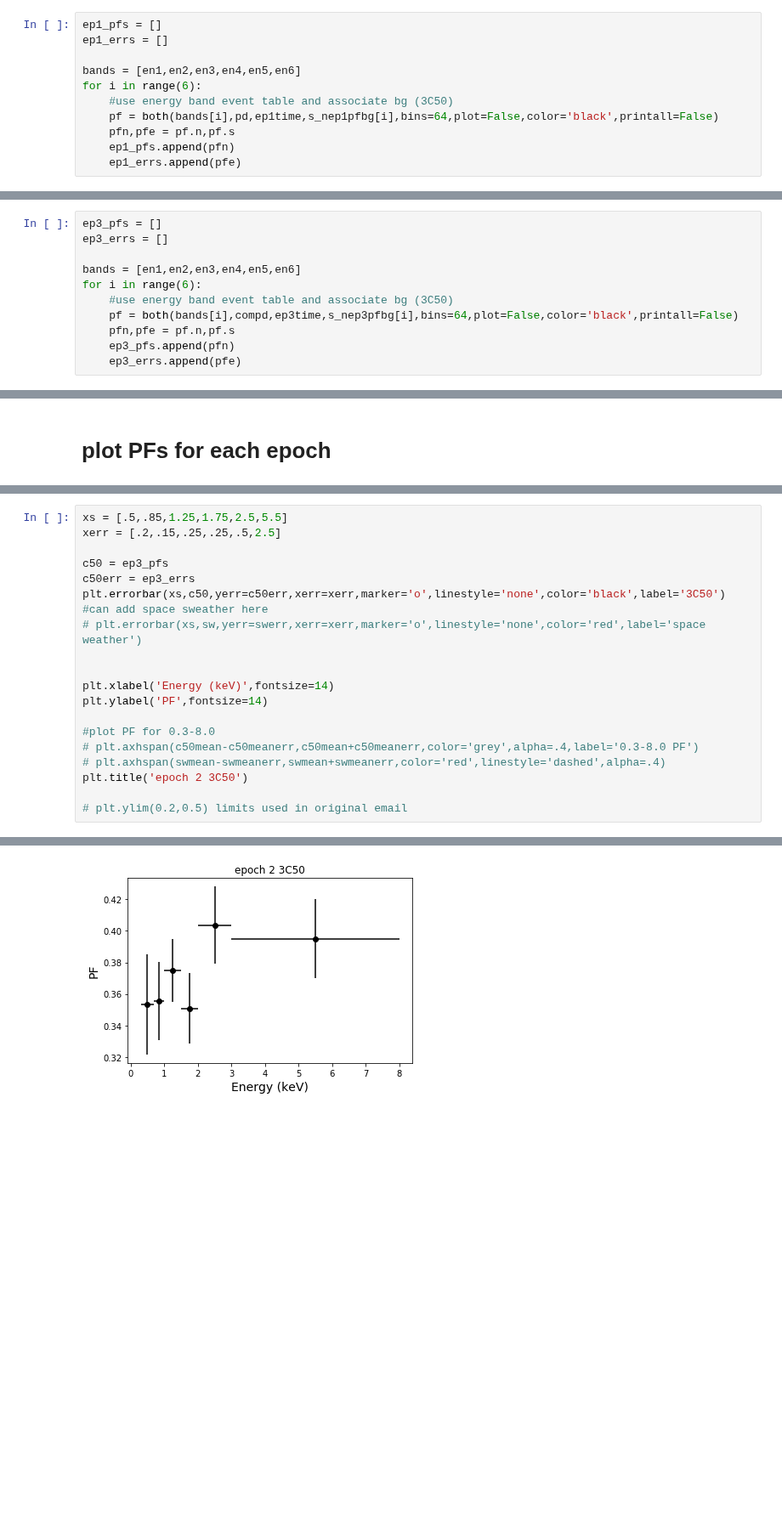
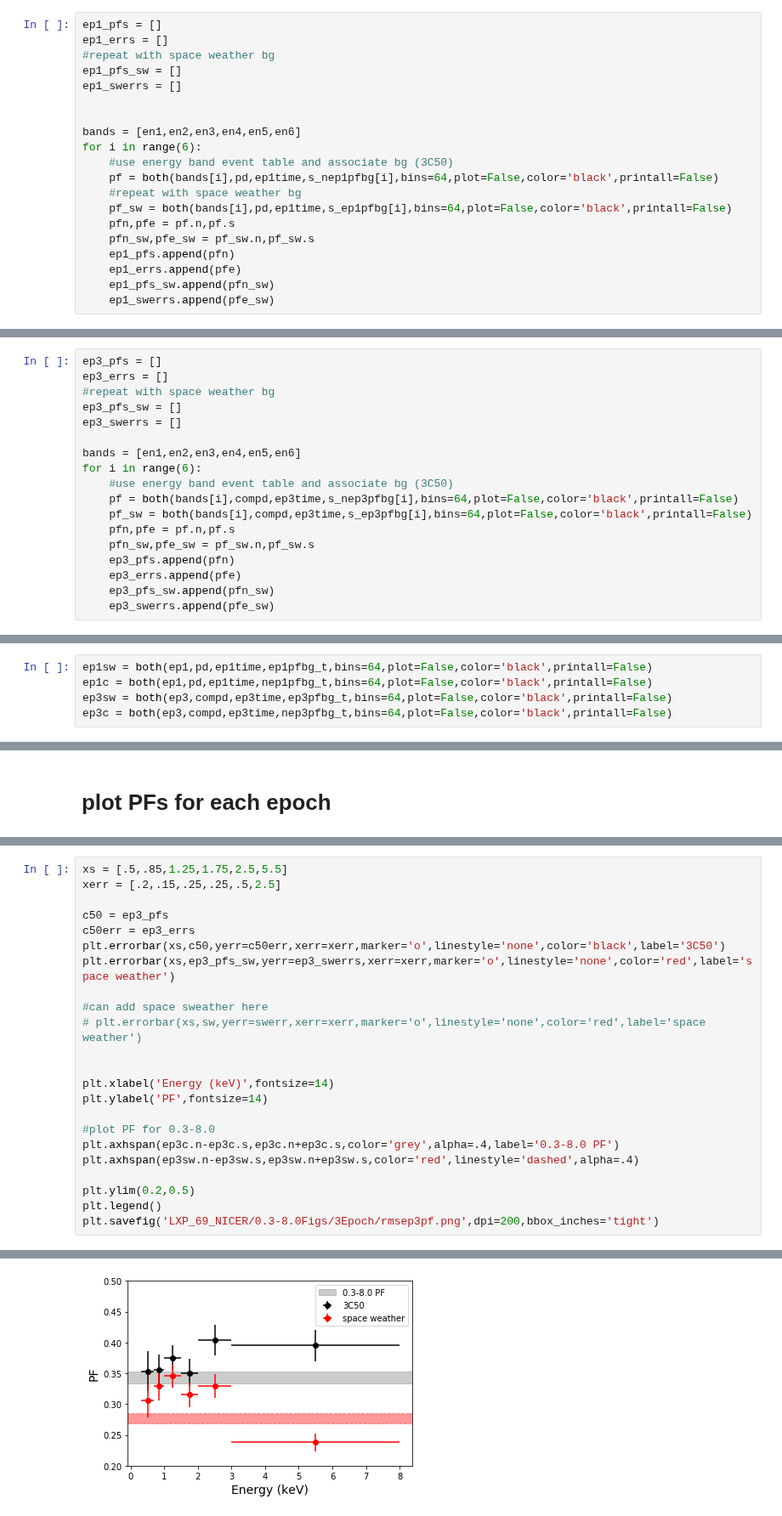
Before and after one commit to lenatreiber/LXP69.5, a Jupyter notebook: LXP_RMSPF.ipynb, the cells around one changed output, grey strips where cells are left out. Shown at 85% size. Drawn from its saved outputs; the diff is of its cells as text; blank space fills up the shorter version.

Commit message:
Add files via upload
full rms pf figures

```diff
--- a/LXP_RMSPF.ipynb
+++ b/LXP_RMSPF.ipynb
@@ -243,14 +243,23 @@ RMS PF for 2-3 keV; profile in red 0.462+/-0.013
 # %%
 ep1_pfs = []
 ep1_errs = []
+#repeat with space weather bg
+ep1_pfs_sw = []
+ep1_swerrs = []
+
 
 bands = [en1,en2,en3,en4,en5,en6]
 for i in range(6):
     #use energy band event table and associate bg (3C50)
     pf = both(bands[i],pd,ep1time,s_nep1pfbg[i],bins=64,plot=False,color='black',printall=False)
+    #repeat with space weather bg
+    pf_sw = both(bands[i],pd,ep1time,s_ep1pfbg[i],bins=64,plot=False,color='black',printall=False)
     pfn,pfe = pf.n,pf.s
+    pfn_sw,pfe_sw = pf_sw.n,pf_sw.s
     ep1_pfs.append(pfn)
     ep1_errs.append(pfe)
+    ep1_pfs_sw.append(pfn_sw)
+    ep1_swerrs.append(pfe_sw)
 # %%
 ep1_pfs
 # %% [output]
@@ -285,11 +294,18 @@ else:
 # %%
 ep3_pfs = []
 ep3_errs = []
+#repeat with space weather bg
+ep3_pfs_sw = []
+ep3_swerrs = []
 
 bands = [en1,en2,en3,en4,en5,en6]
 for i in range(6):
     #use energy band event table and associate bg (3C50)
     pf = both(bands[i],compd,ep3time,s_nep3pfbg[i],bins=64,plot=False,color='black',printall=False)
+    pf_sw = both(bands[i],compd,ep3time,s_ep3pfbg[i],bins=64,plot=False,color='black',printall=False)
     pfn,pfe = pf.n,pf.s
+    pfn_sw,pfe_sw = pf_sw.n,pf_sw.s
     ep3_pfs.append(pfn)
     ep3_errs.append(pfe)
+    ep3_pfs_sw.append(pfn_sw)
+    ep3_swerrs.append(pfe_sw)
@@ -295,0 +314,5 @@ for i in range(6):
+# %%
+ep1sw = both(ep1,pd,ep1time,ep1pfbg_t,bins=64,plot=False,color='black',printall=False)
+ep1c = both(ep1,pd,ep1time,nep1pfbg_t,bins=64,plot=False,color='black',printall=False)
+ep3sw = both(ep3,compd,ep3time,ep3pfbg_t,bins=64,plot=False,color='black',printall=False)
+ep3c = both(ep3,compd,ep3time,nep3pfbg_t,bins=64,plot=False,color='black',printall=False)
@@ -323,6 +354,8 @@ xerr = [.2,.15,.25,.25,.5,2.5]
 c50 = ep3_pfs
 c50err = ep3_errs
 plt.errorbar(xs,c50,yerr=c50err,xerr=xerr,marker='o',linestyle='none',color='black',label='3C50')
+plt.errorbar(xs,ep3_pfs_sw,yerr=ep3_swerrs,xerr=xerr,marker='o',linestyle='none',color='red',label='space weather')
+
 #can add space sweather here
 # plt.errorbar(xs,sw,yerr=swerr,xerr=xerr,marker='o',linestyle='none',color='red',label='space weather')
 
@@ -331,9 +364,10 @@ plt.xlabel('Energy (keV)',fontsize=14)
 plt.ylabel('PF',fontsize=14)
 
 #plot PF for 0.3-8.0
-# plt.axhspan(c50mean-c50meanerr,c50mean+c50meanerr,color='grey',alpha=.4,label='0.3-8.0 PF')
-# plt.axhspan(swmean-swmeanerr,swmean+swmeanerr,color='red',linestyle='dashed',alpha=.4)
-plt.title('epoch 2 3C50')
+plt.axhspan(ep3c.n-ep3c.s,ep3c.n+ep3c.s,color='grey',alpha=.4,label='0.3-8.0 PF')
+plt.axhspan(ep3sw.n-ep3sw.s,ep3sw.n+ep3sw.s,color='red',linestyle='dashed',alpha=.4)
 
-# plt.ylim(0.2,0.5) limits used in original email
+plt.ylim(0.2,0.5)
+plt.legend()
+plt.savefig('LXP_69_NICER/0.3-8.0Figs/3Epoch/rmsep3pf.png',dpi=200,bbox_inches='tight')
 # %% [output]
@@ -341 +374 @@ Text(0.5, 1.0, 'epoch 2 3C50')
-[figure, old version]
+[figure, new version]
```
Also changed, not shown: parts of 5 cells of this notebook.
